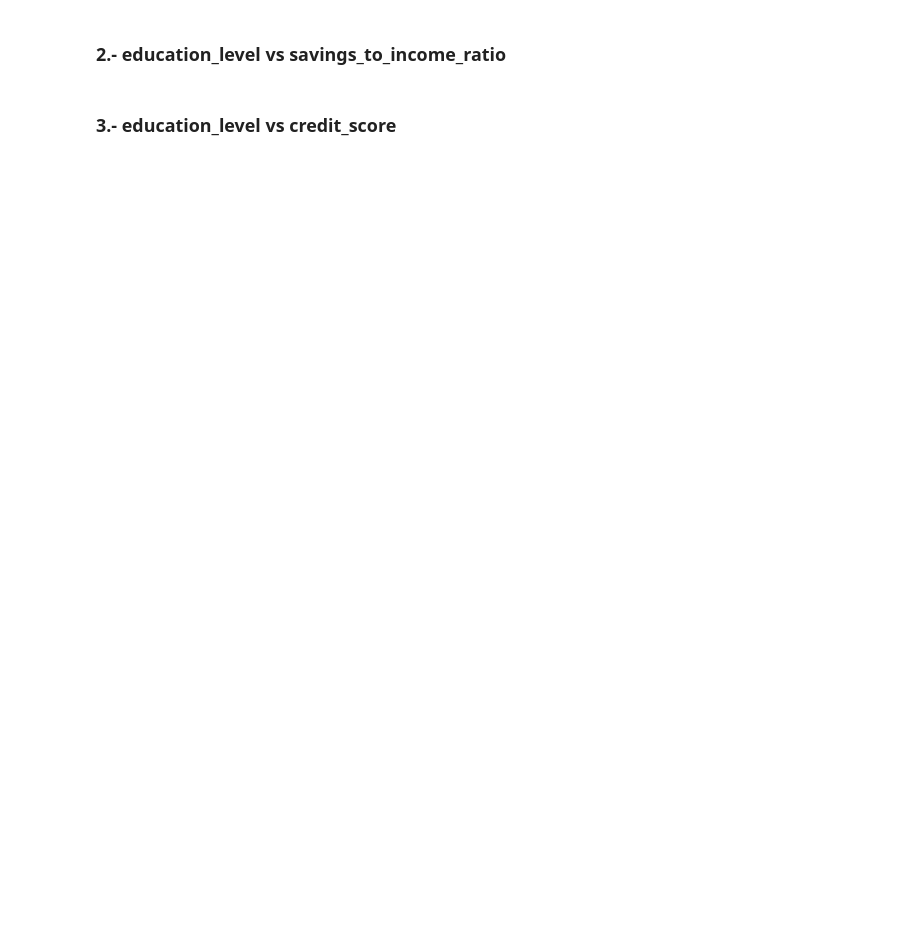
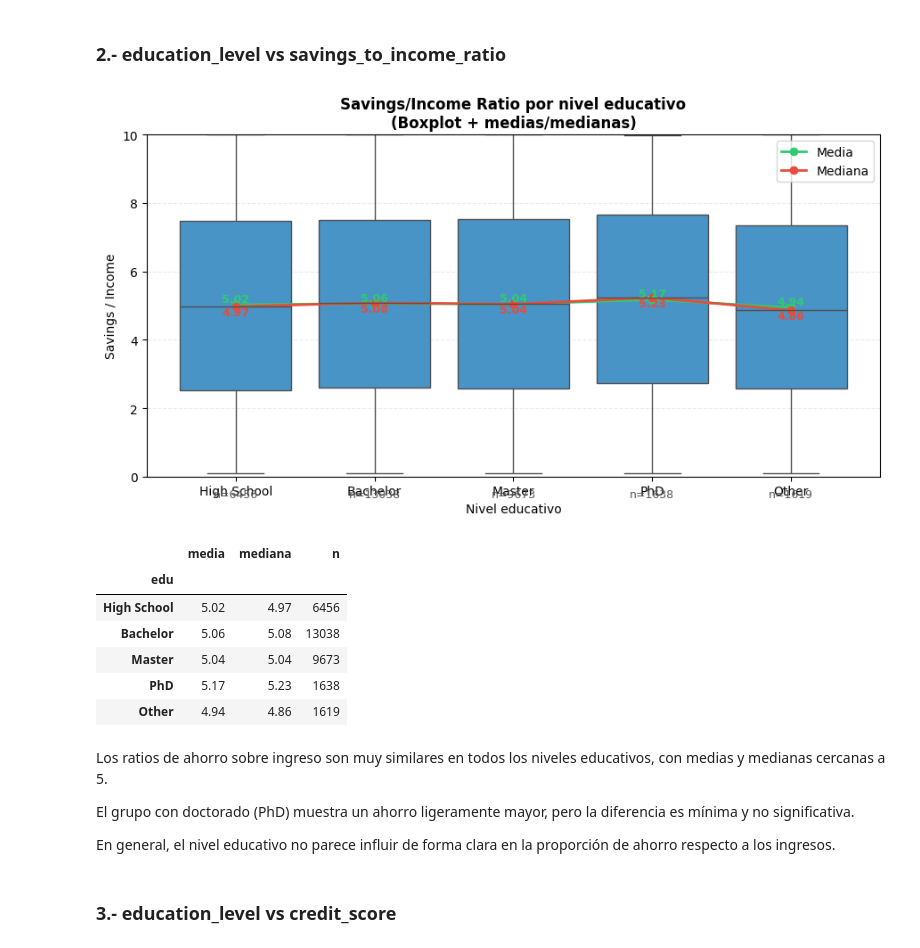
Before and after one commit to RogerFernando98/Big-4-Financial-Risk-Insights-2020-2025-, a Jupyter notebook: notebooks/3_eda.ipynb, the cells around one changed output. Drawn from its saved outputs; the diff is of its cells as text; code cells hidden in the pictures; blank space fills up the shorter version.

```diff
--- a/notebooks/3_eda.ipynb
+++ b/notebooks/3_eda.ipynb
@@ -911,7 +986,66 @@ pct_df.round(2)
 # %% [markdown]
 ### 2.- education_level vs savings_to_income_ratio
 # %%
-# gráfico
+# --- Datos y orden lógico ---
+orden_ed = ["High School", "Bachelor", "Master", "PhD", "Other"]
+cols = ["education_level", "savings_to_income_ratio"]
+df_esir = (df[cols]
+           .rename(columns={"education_level":"edu", "savings_to_income_ratio":"SIR"})
+           .replace([np.inf, -np.inf], np.nan)
+           .dropna())
+df_esir["edu"] = pd.Categorical(df_esir["edu"], categories=orden_ed, ordered=True)
+
+# --- Gráfico único: Boxplot + medias/medianas superpuestas ---
+plt.figure(figsize=(9,5))
+sns.boxplot(data=df_esir, x="edu", y="SIR",
+            order=orden_ed, showfliers=False, color=color_total)
+plt.ylim(0, 10)  # el ratio está acotado 0–10
+plt.grid(axis='y', alpha=.25, linestyle='--')
+
+# Cálculos por grupo
+stats = (df_esir.groupby("edu")["SIR"]
+         .agg(media="mean", mediana="median", n="count")
+         .reindex(orden_ed)
+         .round(2))
+
+# Posiciones X para superponer puntos/lineas
+xpos = np.arange(len(stats))
+
+# Medias (verde) y Medianas (rojo)
+plt.plot(xpos, stats["media"].values,   marker='o', linewidth=2.0, color=color_activos,  label="Media")
+plt.plot(xpos, stats["mediana"].values, marker='o', linewidth=2.0, color=color_churned, label="Mediana")
+
+# Etiquetas numéricas sobre los puntos
+for i, (m, md) in enumerate(zip(stats["media"], stats["mediana"])):
+    plt.text(i, m,  f"{m:.2f}",  ha='center', va='bottom', fontsize=9, color=color_activos, fontweight='bold')
+    plt.text(i, md, f"{md:.2f}", ha='center', va='top',    fontsize=9, color=color_churned,  fontweight='bold')
+
+# (Opcional) muestra tamaño de muestra bajo cada tick
+for i, n in enumerate(stats["n"]):
+    plt.text(i, -0.35, f"n={n}", ha='center', va='top', fontsize=9, color="#555")
+
+plt.title("Savings/Income Ratio por nivel educativo\n(Boxplot + medias/medianas)", fontweight='bold')
+plt.xlabel("Nivel educativo"); plt.ylabel("Savings / Income")
+plt.legend(loc="upper right")
+plt.tight_layout(); plt.show()
+
+# Ver la tabla
+stats
+# %% [output]
+[figure, added]
+|  | media | mediana | n |
+| edu |  |  |  |
+| High School | 5.02 | 4.97 | 6456 |
+| Bachelor | 5.06 | 5.08 | 13038 |
+| Master | 5.04 | 5.04 | 9673 |
+| PhD | 5.17 | 5.23 | 1638 |
+| Other | 4.94 | 4.86 | 1619 |
+# %% [markdown]
+Los ratios de ahorro sobre ingreso son muy similares en todos los niveles educativos, con medias y medianas cercanas a 5.
+
+El grupo con doctorado (PhD) muestra un ahorro ligeramente mayor, pero la diferencia es mínima y no significativa.
+
+En general, el nivel educativo no parece influir de forma clara en la proporción de ahorro respecto a los ingresos.
 # %% [markdown]
 ### 3.- education_level vs credit_score
 # %%
```
Also changed, not shown: parts of 18 cells of this notebook.
